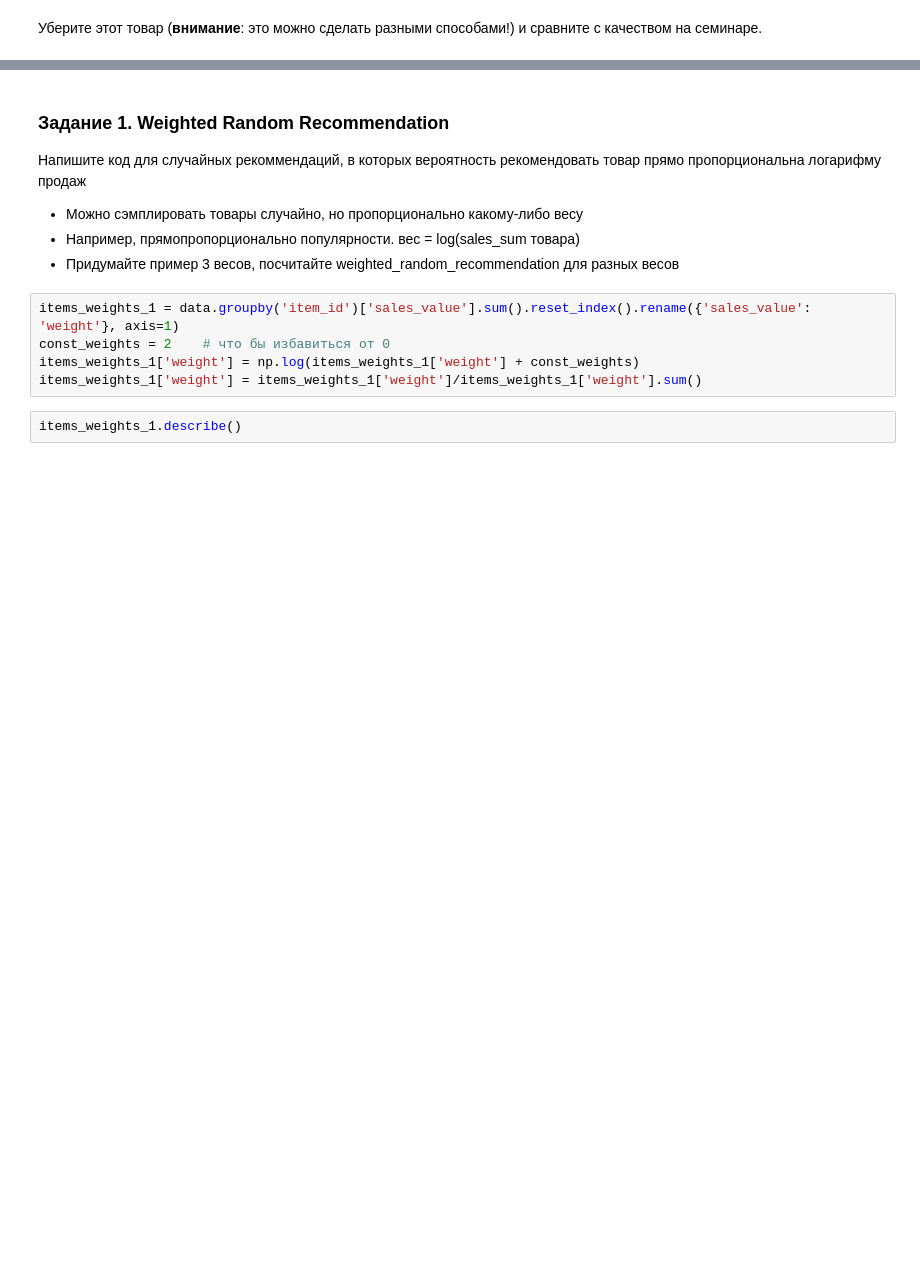
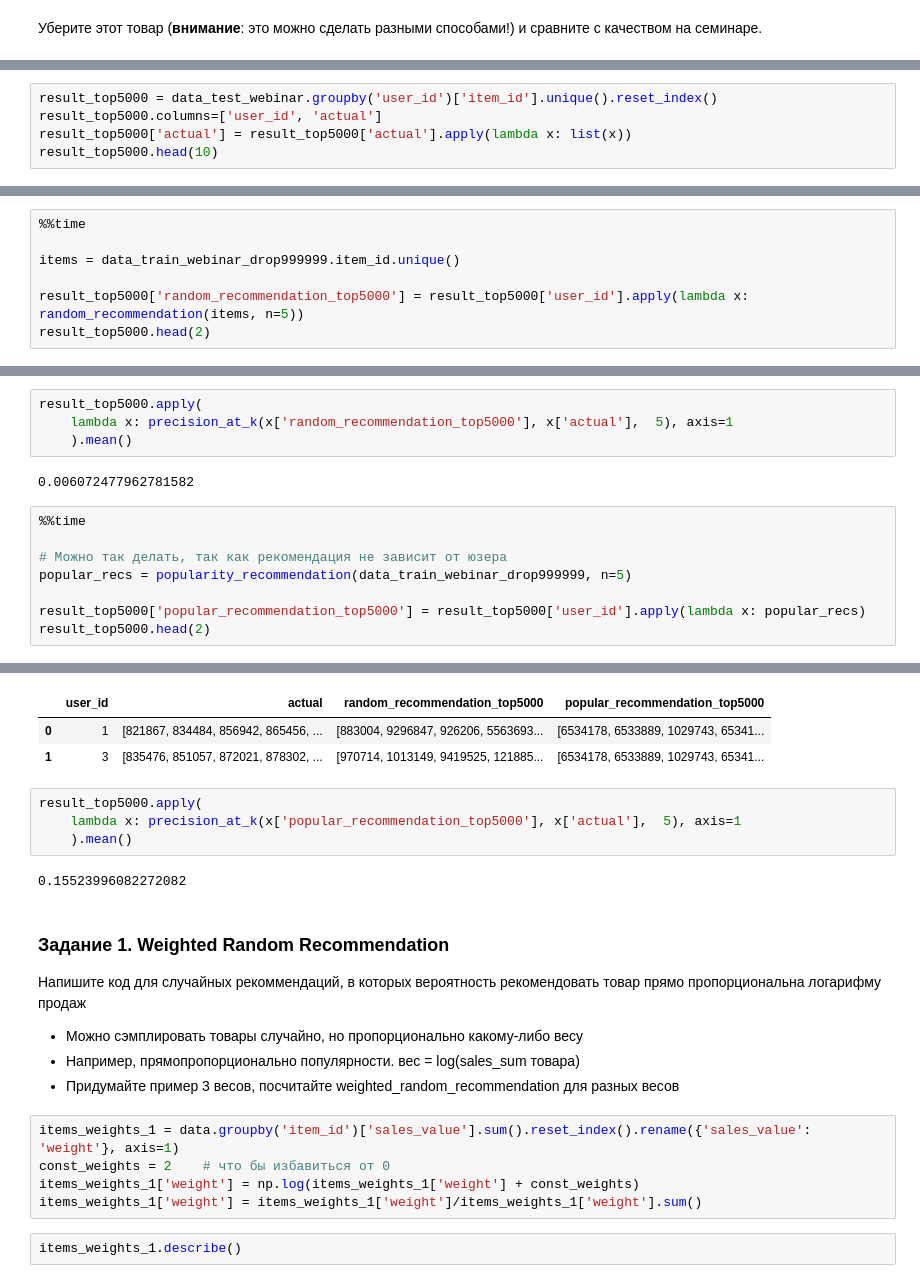
Before and after one commit to OlegRev/recommendation_systems, a Jupyter notebook: hw_webinar_2.ipynb, the cells around one changed output, grey strips where cells are left out. Saved outputs shown, nothing was run; the diff lists cells and outputs as text; blank space fills up the shorter version.

```diff
--- a/hw_webinar_2.ipynb
+++ b/hw_webinar_2.ipynb
@@ -73,0 +136,5 @@ data_train_webinar.loc[data_train_webinar['item_id']== 999999]
+# %%
+result_top5000 = data_test_webinar.groupby('user_id')['item_id'].unique().reset_index()
+result_top5000.columns=['user_id', 'actual']
+result_top5000['actual'] = result_top5000['actual'].apply(lambda x: list(x))
+result_top5000.head(10)
@@ -73,0 +153,7 @@ data_train_webinar.loc[data_train_webinar['item_id']== 999999]
+# %%
+%%time
+
+items = data_train_webinar_drop999999.item_id.unique()
+
+result_top5000['random_recommendation_top5000'] = result_top5000['user_id'].apply(lambda x: random_recommendation(items, n=5))
+result_top5000.head(2)
@@ -73,0 +166,15 @@ data_train_webinar.loc[data_train_webinar['item_id']== 999999]
+# %%
+result_top5000.apply(
+    lambda x: precision_at_k(x['random_recommendation_top5000'], x['actual'],  5), axis=1
+    ).mean()
+# %% [output]
+0.006072477962781582
+# %%
+%%time
+
+# Можно так делать, так как рекомендация не зависит от юзера
+popular_recs = popularity_recommendation(data_train_webinar_drop999999, n=5)
+
+result_top5000['popular_recommendation_top5000'] = result_top5000['user_id'].apply(lambda x: popular_recs)
+result_top5000.head(2)
+# %% [output]
@@ -74,3 +183,12 @@ data_train_webinar.loc[data_train_webinar['item_id']== 999999]
+|  | user_id | actual | random_recommendation_top5000 | popular_recommendation_top5000 |
+| 0 | 1 | [821867, 834484, 856942, 865456, ... | [883004, 9296847, 926206, 5563693... | [6534178, 6533889, 1029743, 65341... |
+| 1 | 3 | [835476, 851057, 872021, 878302, ... | [970714, 1013149, 9419525, 121885... | [6534178, 6533889, 1029743, 65341... |
+# %%
+result_top5000.apply(
+    lambda x: precision_at_k(x['popular_recommendation_top5000'], x['actual'],  5), axis=1
+    ).mean()
+# %% [output]
+0.15523996082272082
 # %% [markdown]
 ### Задание 1. Weighted Random Recommendation
 
```
Also changed, not shown: parts of 22 cells of this notebook.
